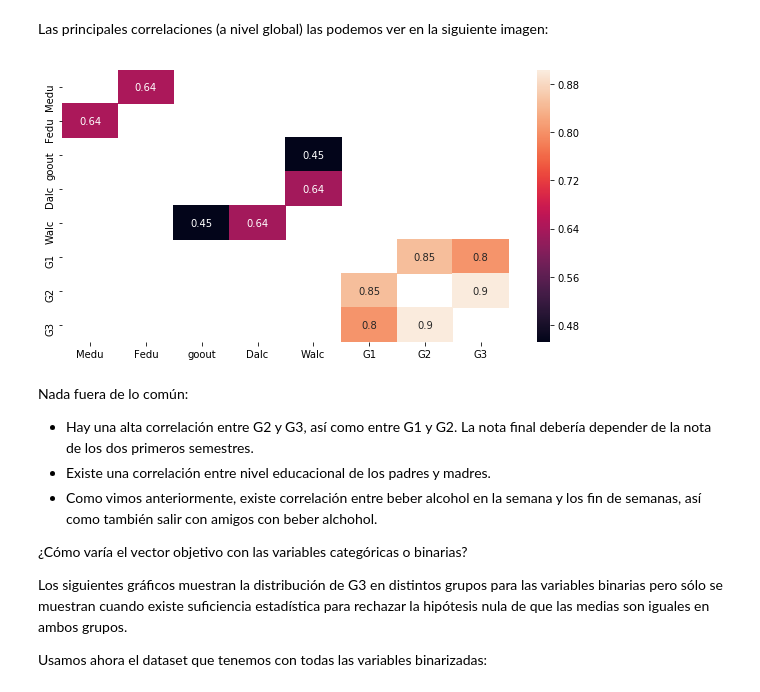
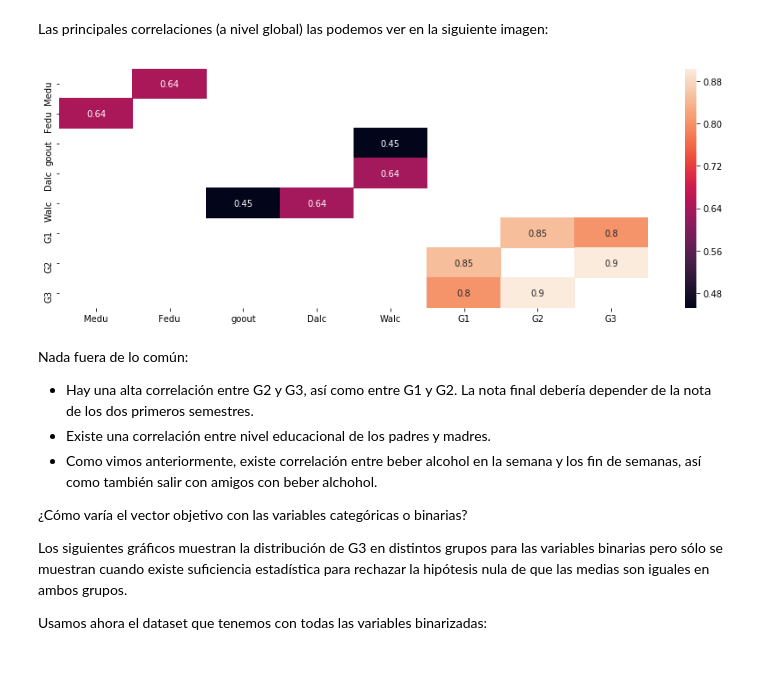
Before and after one commit to muZk/desafio-latam-ds-python, a Jupyter notebook: 02 - Fundamentos Data Science/prueba/Rendimiento escolar.ipynb, the cells around one changed output. Cells and saved outputs as stored; diff of their text form; code cells hidden in the pictures; blank space fills up the shorter version.

```diff
--- a/02 - Fundamentos Data Science/prueba/Rendimiento escolar.ipynb
+++ b/02 - Fundamentos Data Science/prueba/Rendimiento escolar.ipynb
@@ -471,13 +459,10 @@ Un sujeto promedio tendería a tener "buenos" indicadores: buena relación con l
 ### Inspección visual de coreaciones entre vector objetivo y otras variables
 # %% [markdown]
 Las principales correlaciones (a nivel global) las podemos ver en la siguiente imagen:
-# %%
-plt.figure(figsize=(10, 5))
-M = data[numeric].corr()
-best_corr = M[((M > 0.4) & (M < 1) | (M < -0.4))].dropna(axis=0, how='all').dropna(axis=1, how='all')
-sns.heatmap(best_corr, annot=True);
-# %% [output]
-[figure, removed]
+# %%
+nicos.plot_main_correlations(data[numeric])
+# %% [output]
+[figure, added]
 # %% [markdown]
 Nada fuera de lo común:
 
```
Also changed, not shown: parts of 19 cells of this notebook, 2 other files.
